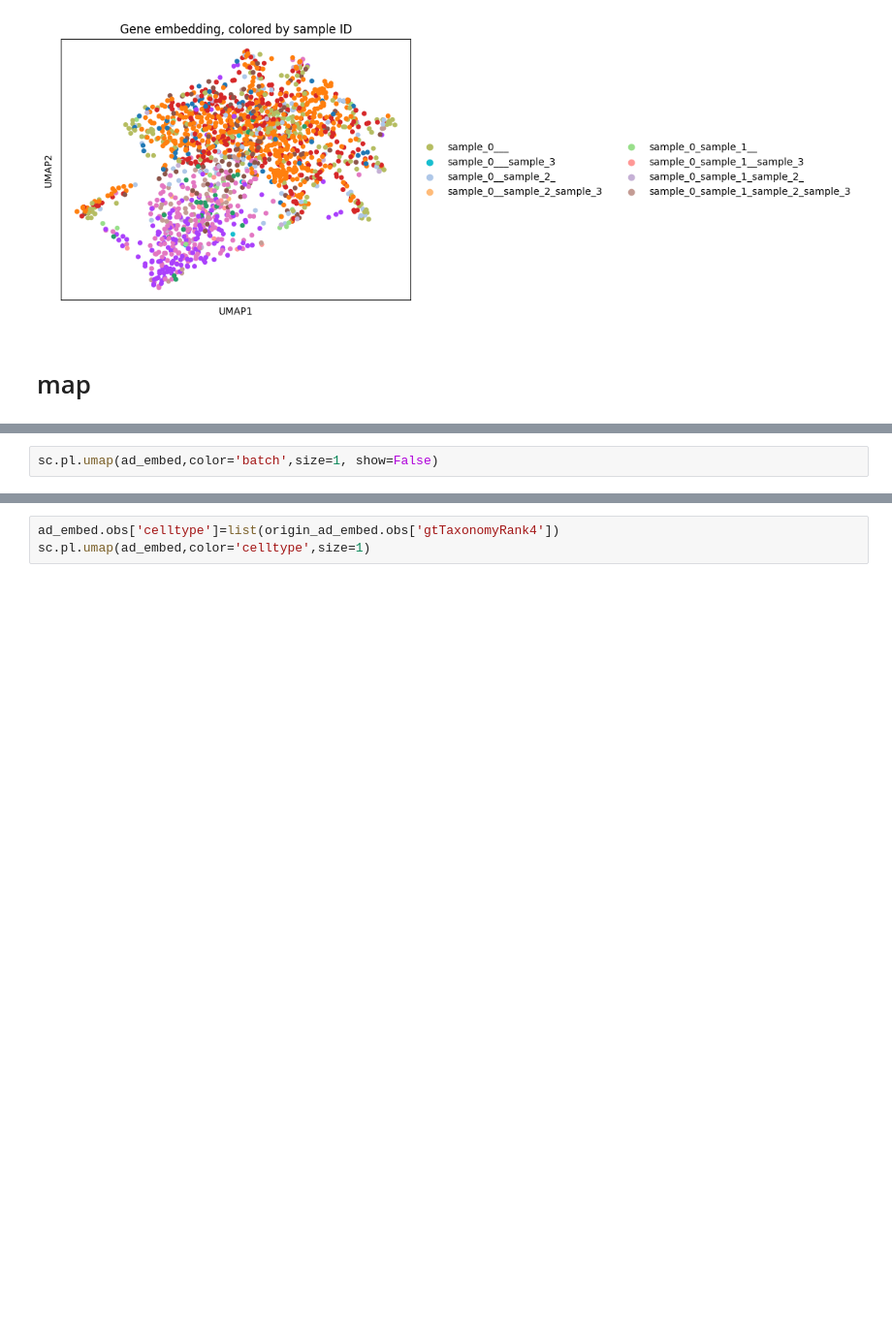
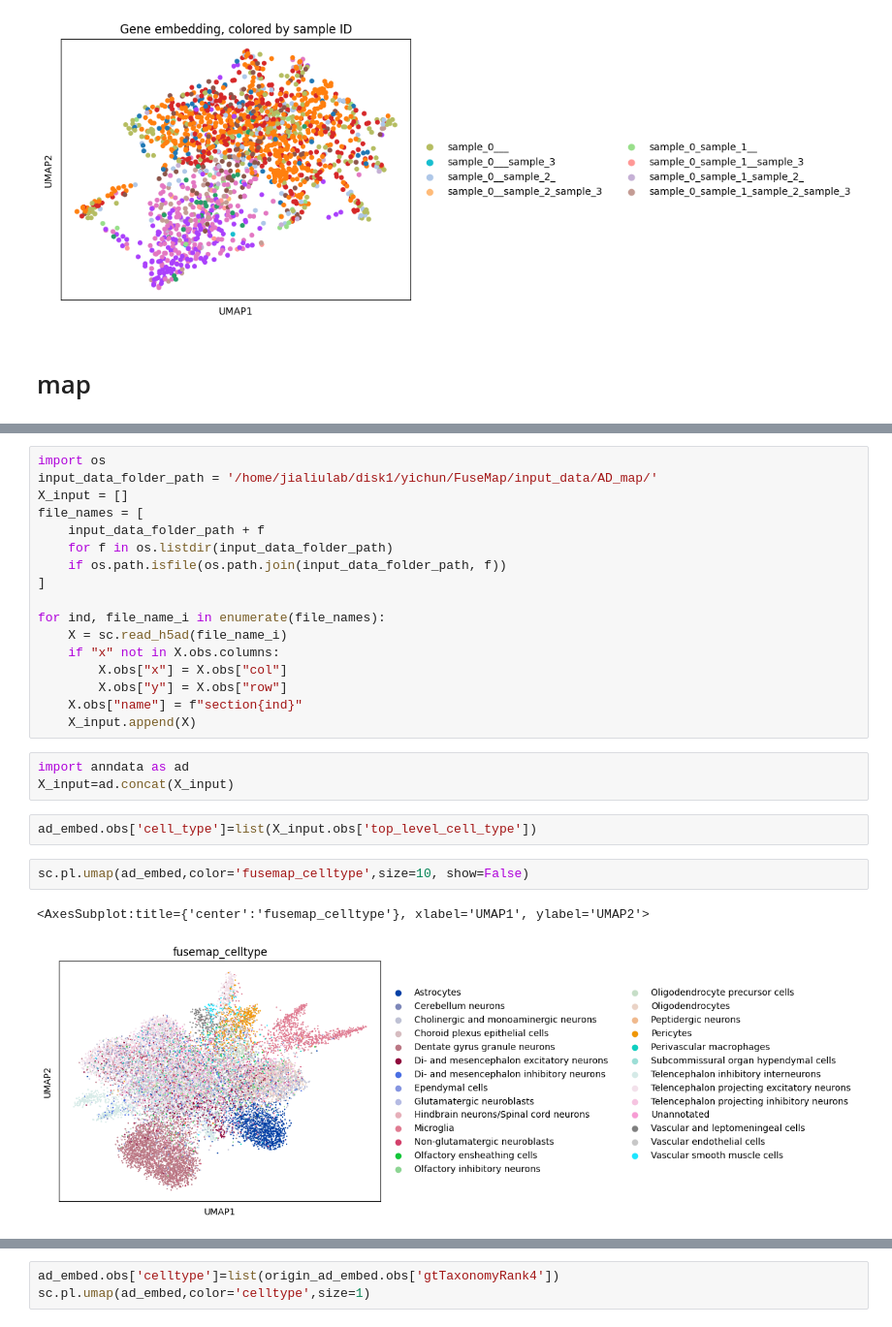
Before and after one commit to yichunher/FuseMap, a Jupyter notebook: tutorial_sample_data.ipynb, the cells around one changed output, grey strips where cells are left out. Shown at 97% size. Cells and saved outputs as stored; diff of their text form; blank space fills up the shorter version.

```diff
--- a/tutorial_sample_data.ipynb
+++ b/tutorial_sample_data.ipynb
@@ -97,2 +98,27 @@ sc.pl.umap(ad_embed,color='fusemap_celltype',size=1, show=False)
-# %%
-sc.pl.umap(ad_embed,color='batch',size=1, show=False)
+# %%
+import os
+input_data_folder_path = '/home/jialiulab/disk1/yichun/FuseMap/input_data/AD_map/'
+X_input = []
+file_names = [
+    input_data_folder_path + f
+    for f in os.listdir(input_data_folder_path)
+    if os.path.isfile(os.path.join(input_data_folder_path, f))
+]
+
+for ind, file_name_i in enumerate(file_names):
+    X = sc.read_h5ad(file_name_i)
+    if "x" not in X.obs.columns:
+        X.obs["x"] = X.obs["col"]
+        X.obs["y"] = X.obs["row"]
+    X.obs["name"] = f"section{ind}"
+    X_input.append(X)
+# %%
+import anndata as ad
+X_input=ad.concat(X_input)
+# %%
+ad_embed.obs['cell_type']=list(X_input.obs['top_level_cell_type'])
+# %%
+sc.pl.umap(ad_embed,color='fusemap_celltype',size=10, show=False)
+# %% [output]
+<AxesSubplot:title={'center':'fusemap_celltype'}, xlabel='UMAP1', ylabel='UMAP2'>
+[figure, added]
```
Also changed, not shown: parts of 4 cells of this notebook, 2 other files.
